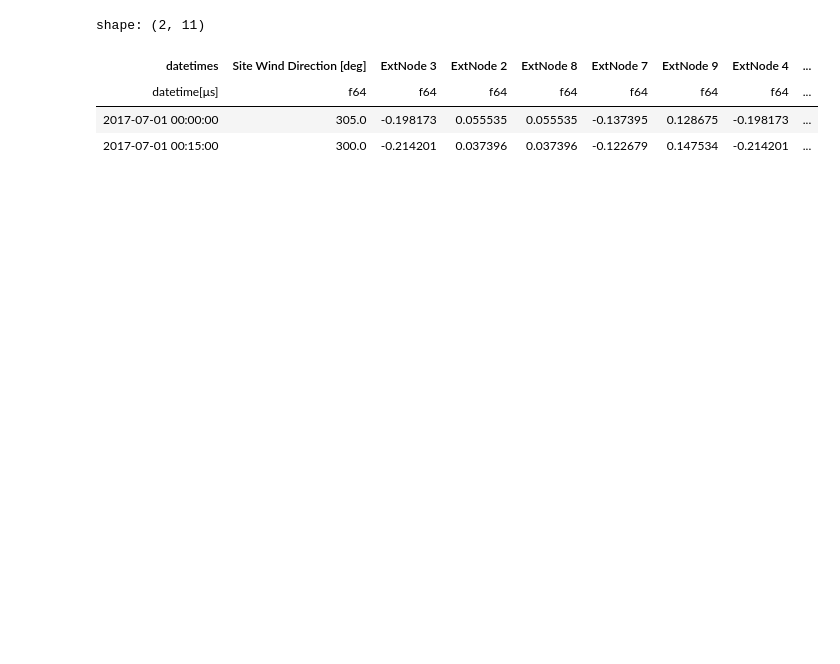
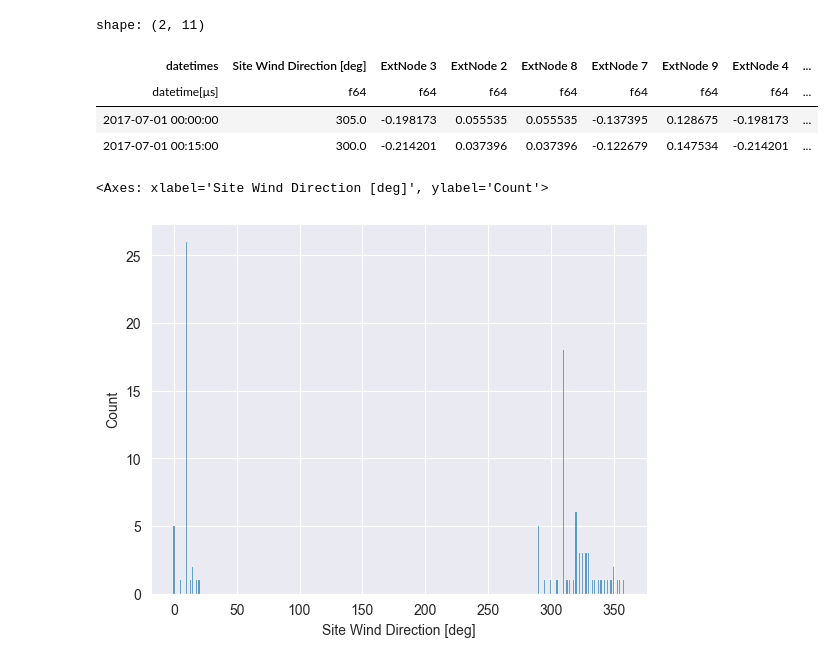
Before and after one commit to juliet29/plan2EPlus, a Jupyter notebook: _notebooks/t07_cp_equation.ipynb, the cells around one changed output. Cells and saved outputs as stored; diff of their text form; code cells hidden in the pictures; blank space fills up the shorter version.

```diff
--- a/_notebooks/t07_cp_equation.ipynb
+++ b/_notebooks/t07_cp_equation.ipynb
@@ -180,3 +195,8 @@ shape: (2, 11)
 | datetime[μs] | f64 | f64 | f64 | f64 | f64 | f64 | f64 | ... |
 | 2017-07-01 00:00:00 | 305.0 | -0.198173 | 0.055535 | 0.055535 | -0.137395 | 0.128675 | -0.198173 | ... |
 | 2017-07-01 00:15:00 | 300.0 | -0.214201 | 0.037396 | 0.037396 | -0.122679 | 0.147534 | -0.214201 | ... |
+# %%
+sns.histplot(df_exp, x="Site Wind Direction [deg]", discrete=True, )
+# %% [output]
+<Axes: xlabel='Site Wind Direction [deg]', ylabel='Count'>
+[figure, added]
```
Also changed, not shown: parts of 33 cells of this notebook, 1 other file.
